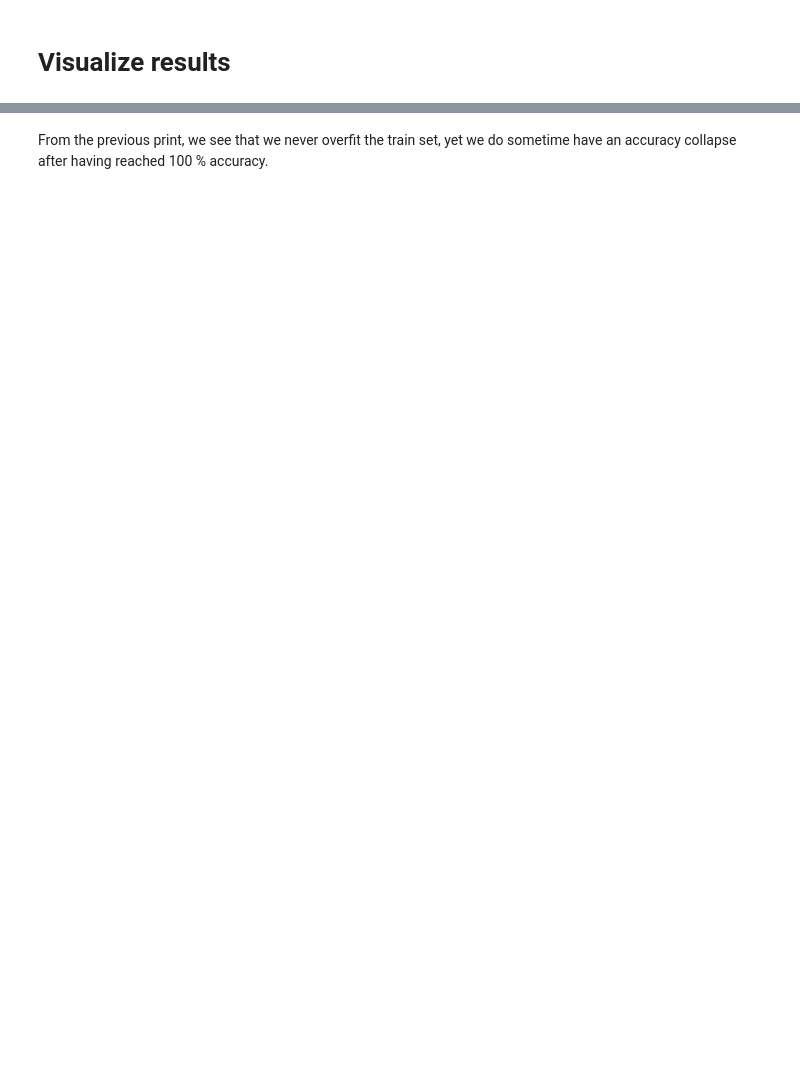
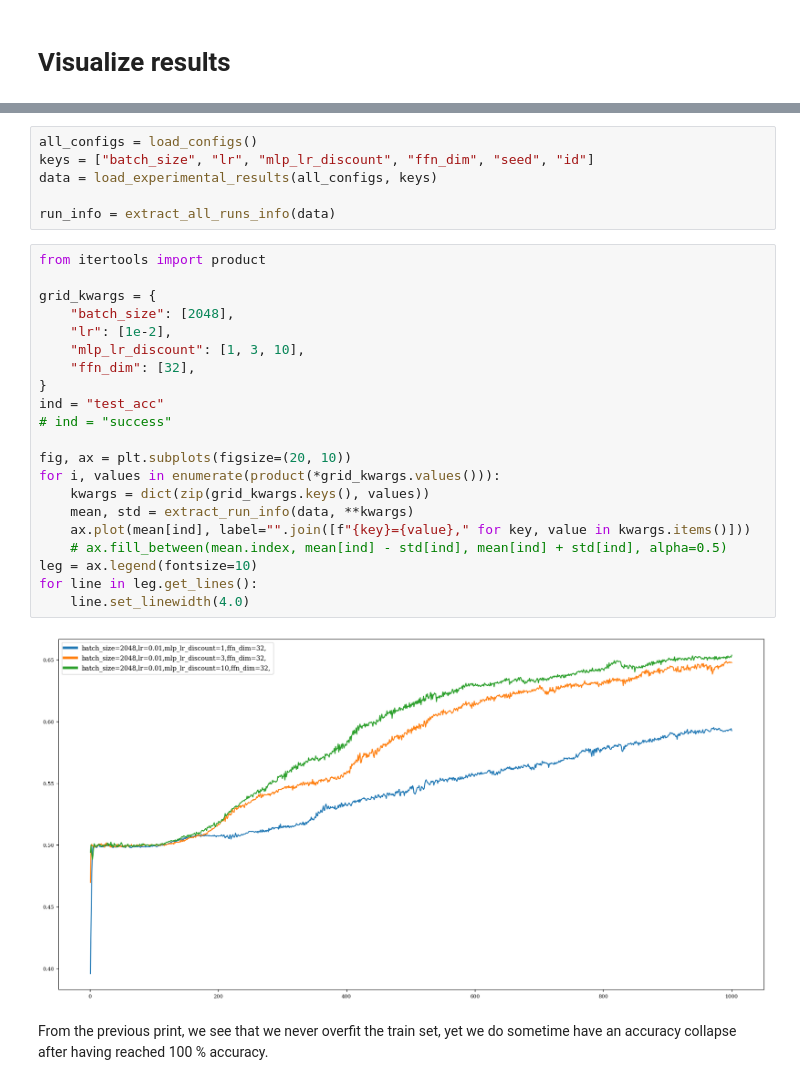
Before and after one commit to facebookresearch/pal, a Jupyter notebook: pruning/analysis.ipynb, the cells around one changed output, grey strips where cells are left out. Drawn from its saved outputs; the diff is of its cells as text; blank space fills up the shorter version.

```diff
--- a/pruning/analysis.ipynb
+++ b/pruning/analysis.ipynb
@@ -89,2 +90,31 @@ data.query('test_acc > 0.99')[['epoch', 'acc', 'test_acc', 'batch_size', 'lr', '
+# %%
+all_configs = load_configs()
+keys = ["batch_size", "lr", "mlp_lr_discount", "ffn_dim", "seed", "id"]
+data = load_experimental_results(all_configs, keys)
+
+run_info = extract_all_runs_info(data)
+# %%
+from itertools import product
+
+grid_kwargs = {
+    "batch_size": [2048],
+    "lr": [1e-2],
+    "mlp_lr_discount": [1, 3, 10],
+    "ffn_dim": [32],
+}
+ind = "test_acc"
+# ind = "success"
+
+fig, ax = plt.subplots(figsize=(20, 10))
+for i, values in enumerate(product(*grid_kwargs.values())):
+    kwargs = dict(zip(grid_kwargs.keys(), values))
+    mean, std = extract_run_info(data, **kwargs)
+    ax.plot(mean[ind], label="".join([f"{key}={value}," for key, value in kwargs.items()]))
+    # ax.fill_between(mean.index, mean[ind] - std[ind], mean[ind] + std[ind], alpha=0.5)
+leg = ax.legend(fontsize=10)
+for line in leg.get_lines():
+    line.set_linewidth(4.0)
+# %% [output]
+[figure, added]
 # %% [markdown]
 From the previous print, we see that we never overfit the train set, yet we do sometime have an accuracy collapse after having reached 100 \% accuracy.
```
Also changed, not shown: parts of 12 cells of this notebook, 6 other files.
